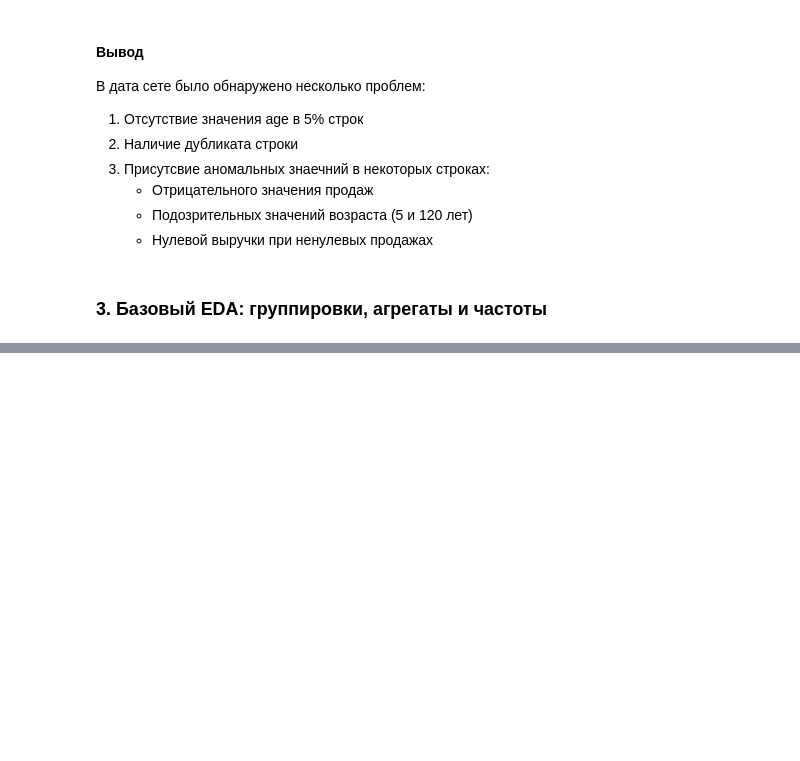
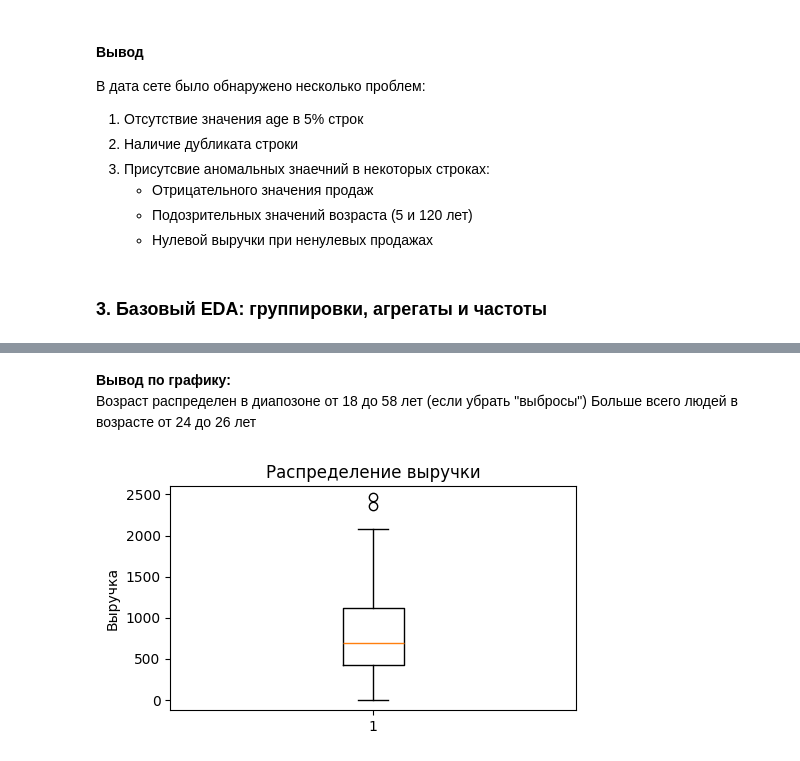
Before and after one commit to GingerKittenOwO/mirea-dpo-aie, a Jupyter notebook: homeworks/HW02/HW02.ipynb, the cells around one changed output, grey strips where cells are left out. Cells and saved outputs as stored; diff of their text form; code cells hidden in the pictures; blank space fills up the shorter version.

```diff
--- a/homeworks/HW02/HW02.ipynb
+++ b/homeworks/HW02/HW02.ipynb
@@ -118,0 +153,16 @@ US       36.714286  257.0  4.625000  37
+# %% [markdown]
+**Вывод по графику:**
+Возраст распределен в диапозоне от 18 до 58 лет (если убрать "выбросы")
+Больше всего людей в возрасте от 24 до 26 лет
+# %%
+# Ящик с усами
+
+fig, ax = plt.subplots(figsize=(5, 3))
+
+ax.boxplot(df['revenue'])
+ax.set_ylabel('Выручка')
+ax.set_title('Распределение выручки')
+plt.tight_layout()
+plt.show()
+# %% [output]
+[figure, added]
```
Also changed, not shown: parts of 8 cells of this notebook, 1 other file.
